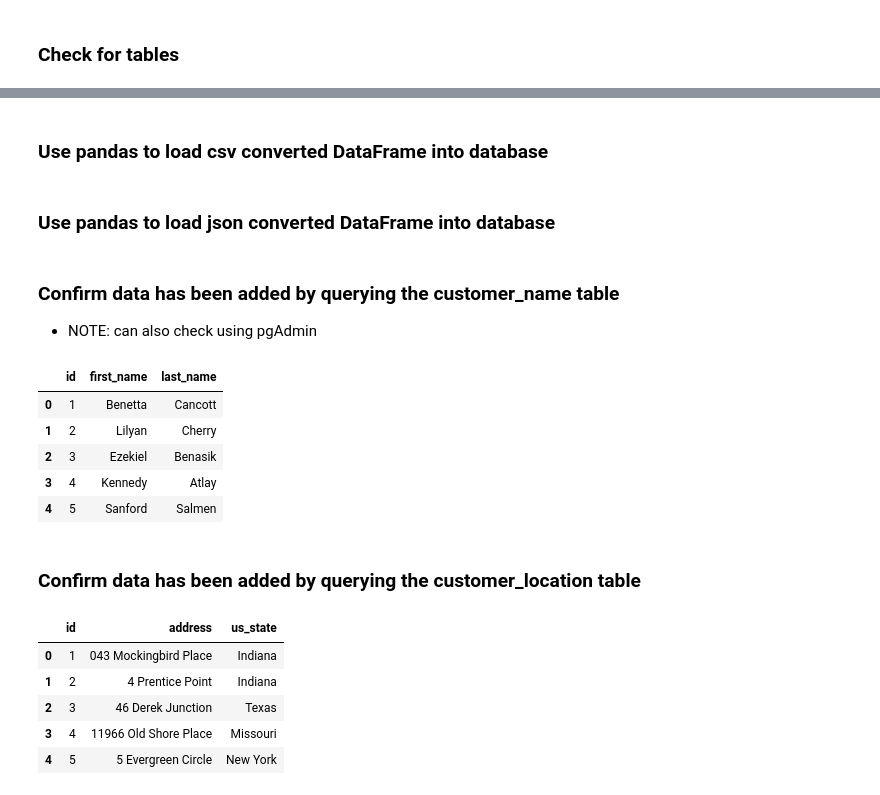
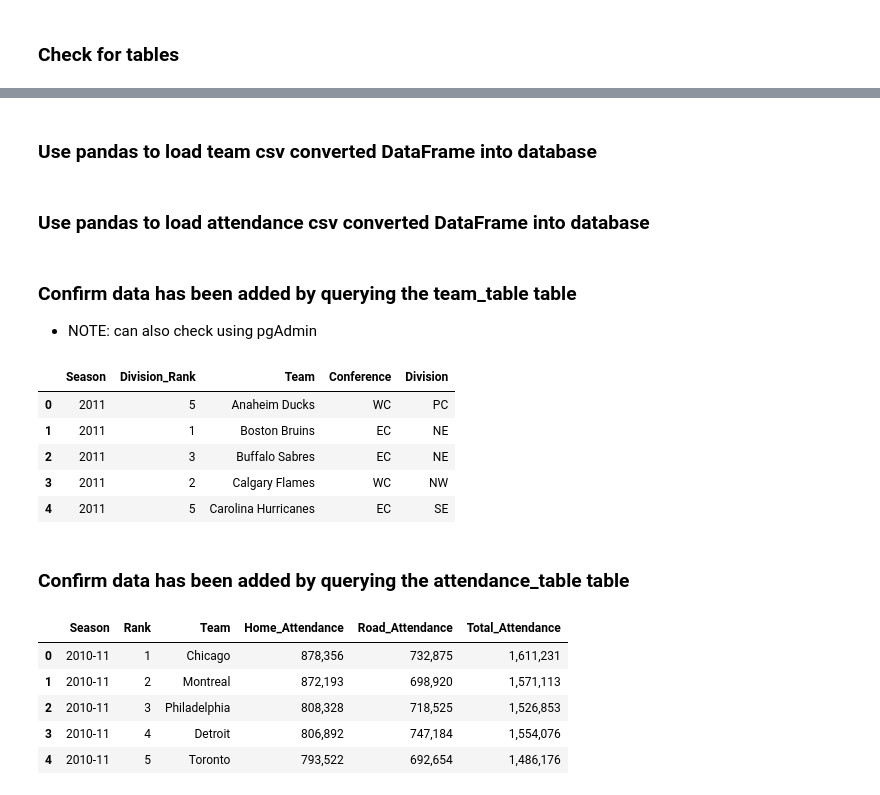
Before and after one commit to turtle3k/13-ETL-project, a Jupyter notebook: sample_etl.ipynb, the cells around one changed output, grey strips where cells are left out. Drawn from its saved outputs; the diff is of its cells as text; code cells hidden in the pictures.

```diff
--- a/sample_etl.ipynb
+++ b/sample_etl.ipynb
@@ -65,3 +156,3 @@ engine.table_names()
 # %% [markdown]
-### Use pandas to load csv converted DataFrame into database
+### Use pandas to load team csv converted DataFrame into database
 # %%
@@ -69,3 +160,3 @@ new_customer_data_df.to_sql(name='customer_name', con=engine, if_exists='append'
 # %% [markdown]
-### Use pandas to load json converted DataFrame into database
+### Use pandas to load attendance csv converted DataFrame into database
 # %%
@@ -73,23 +164,23 @@ new_customer_location_df.to_sql(name='customer_location', con=engine, if_exists=
 # %% [markdown]
-### Confirm data has been added by querying the customer_name table
+### Confirm data has been added by querying the team_table table
 * NOTE: can also check using pgAdmin
 # %%
-pd.read_sql_query('select * from customer_name', con=engine).head()
+pd.read_sql_query('select * from team_table', con=engine).head()
 # %% [output]
-|  | id | first_name | last_name |
-| 0 | 1 | Benetta | Cancott |
-| 1 | 2 | Lilyan | Cherry |
-| 2 | 3 | Ezekiel | Benasik |
-| 3 | 4 | Kennedy | Atlay |
-| 4 | 5 | Sanford | Salmen |
+|  | Season | Division_Rank | Team | Conference | Division |
+| 0 | 2011 | 5 | Anaheim Ducks | WC | PC |
+| 1 | 2011 | 1 | Boston Bruins | EC | NE |
+| 2 | 2011 | 3 | Buffalo Sabres | EC | NE |
+| 3 | 2011 | 2 | Calgary Flames | WC | NW |
+| 4 | 2011 | 5 | Carolina Hurricanes | EC | SE |
 # %% [markdown]
-### Confirm data has been added by querying the customer_location table
+### Confirm data has been added by querying the attendance_table table
 # %%
-pd.read_sql_query('select * from customer_location', con=engine).head()
+pd.read_sql_query('select * from attendance_table', con=engine).head()
 # %% [output]
-|  | id | address | us_state |
-| 0 | 1 | 043 Mockingbird Place | Indiana |
-| 1 | 2 | 4 Prentice Point | Indiana |
-| 2 | 3 | 46 Derek Junction | Texas |
-| 3 | 4 | 11966 Old Shore Place | Missouri |
-| 4 | 5 | 5 Evergreen Circle | New York |
+|  | Season | Rank | Team | Home_Attendance | Road_Attendance | Total_Attendance |
+| 0 | 2010-11 | 1 | Chicago | 878,356 | 732,875 | 1,611,231 |
+| 1 | 2010-11 | 2 | Montreal | 872,193 | 698,920 | 1,571,113 |
+| 2 | 2010-11 | 3 | Philadelphia | 808,328 | 718,525 | 1,526,853 |
+| 3 | 2010-11 | 4 | Detroit | 806,892 | 747,184 | 1,554,076 |
+| 4 | 2010-11 | 5 | Toronto | 793,522 | 692,654 | 1,486,176 |
```
Also changed, not shown: parts of 21 cells of this notebook, 1 other file.
